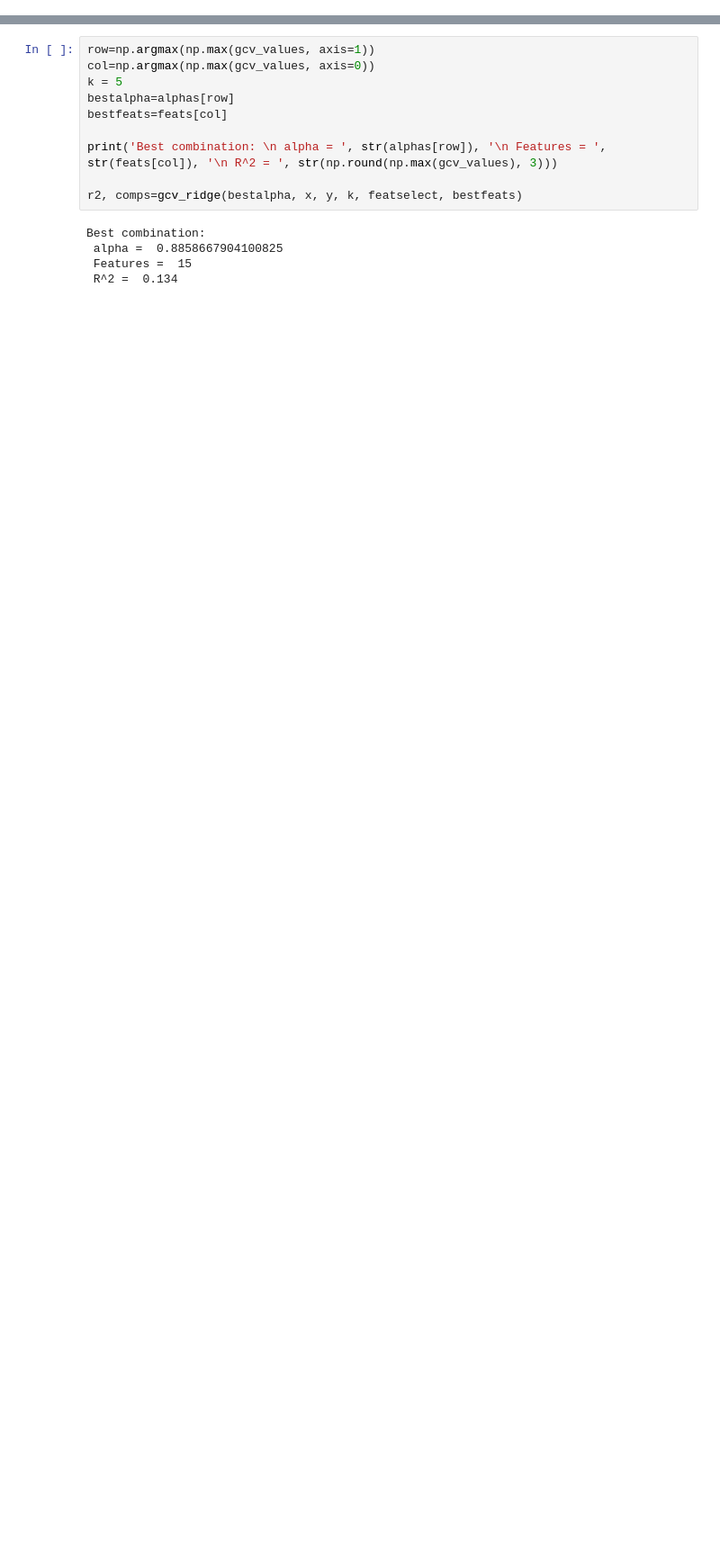
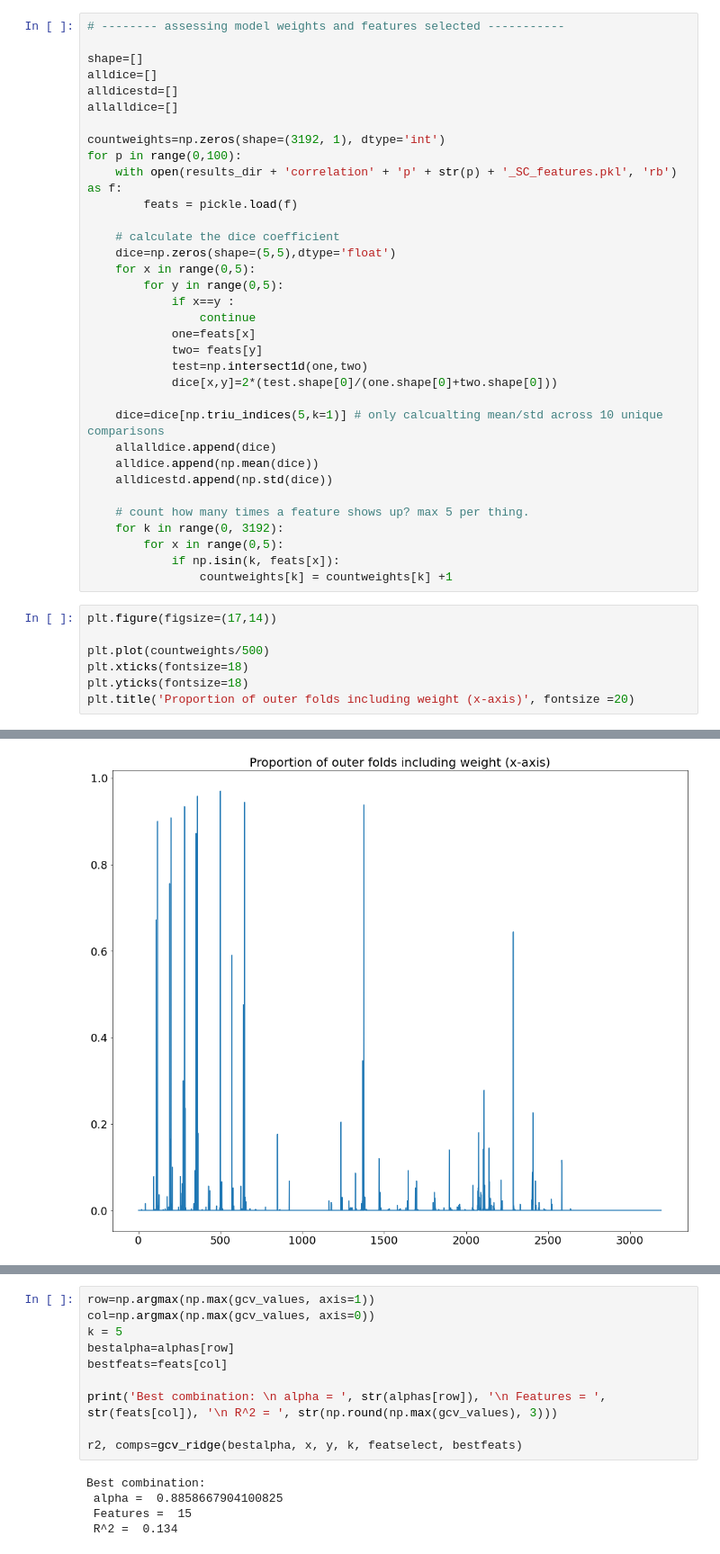
Before and after one commit to emilyolafson/cognition_nemo, a Jupyter notebook: iowa_SC_FC_cognition.ipynb, the cells around one changed output, grey strips where cells are left out. Shown at 90% size. Cells and saved outputs as stored; diff of their text form; blank space fills up the shorter version.

```diff
--- a/iowa_SC_FC_cognition.ipynb
+++ b/iowa_SC_FC_cognition.ipynb
@@ -355,0 +655,42 @@ def gridsearch_cv(k, x, y, featselect):
+# %%
+# -------- assessing model weights and features selected -----------
+
+shape=[]
+alldice=[]
+alldicestd=[]
+allalldice=[]
+
+countweights=np.zeros(shape=(3192, 1), dtype='int')
+for p in range(0,100):
+    with open(results_dir + 'correlation' + 'p' + str(p) + '_SC_features.pkl', 'rb') as f:
+        feats = pickle.load(f)
+
+    # calculate the dice coefficient
+    dice=np.zeros(shape=(5,5),dtype='float')
+    for x in range(0,5):
+        for y in range(0,5):
+            if x==y :
+                continue
+            one=feats[x]
+            two= feats[y]
+            test=np.intersect1d(one,two)
+            dice[x,y]=2*(test.shape[0]/(one.shape[0]+two.shape[0]))
+
+    dice=dice[np.triu_indices(5,k=1)] # only calcualting mean/std across 10 unique comparisons
+    allalldice.append(dice)
+    alldice.append(np.mean(dice))
+    alldicestd.append(np.std(dice))
+
+    # count how many times a feature shows up? max 5 per thing.
+    for k in range(0, 3192):
+        for x in range(0,5):
+            if np.isin(k, feats[x]):
+                countweights[k] = countweights[k] +1
+# %%
+plt.figure(figsize=(17,14))
+
+plt.plot(countweights/500)
+plt.xticks(fontsize=18)
+plt.yticks(fontsize=18)
+plt.title('Proportion of outer folds including weight (x-axis)', fontsize =20)
+# %% [output]
@@ -355,0 +698 @@ def gridsearch_cv(k, x, y, featselect):
+[figure, added]
```
Also changed, not shown: parts of 26 cells of this notebook, 3 other files.
